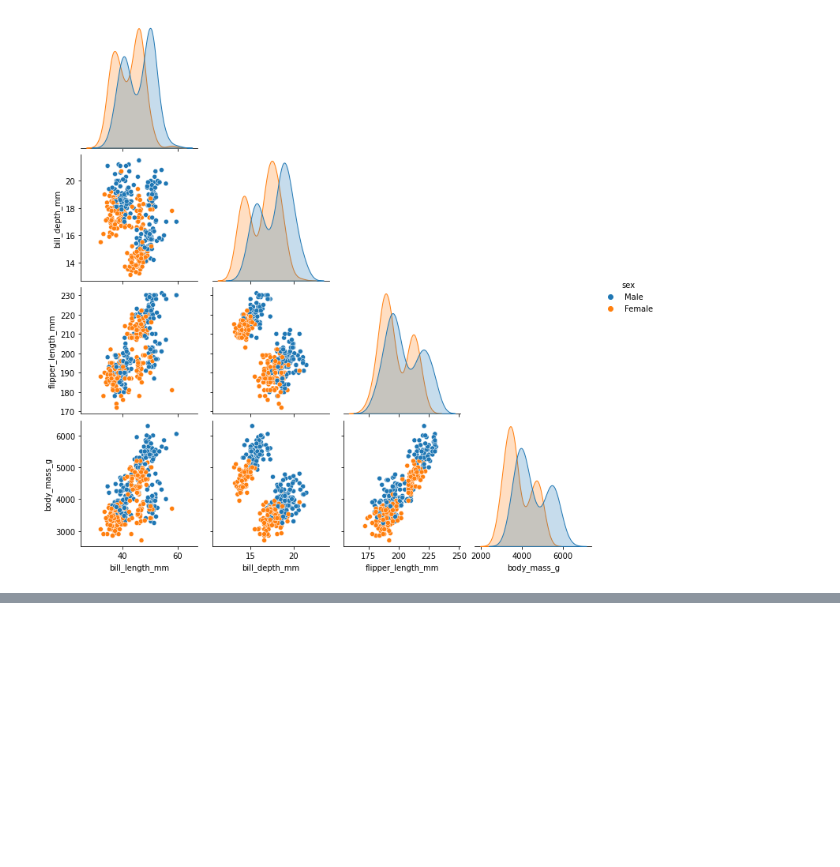
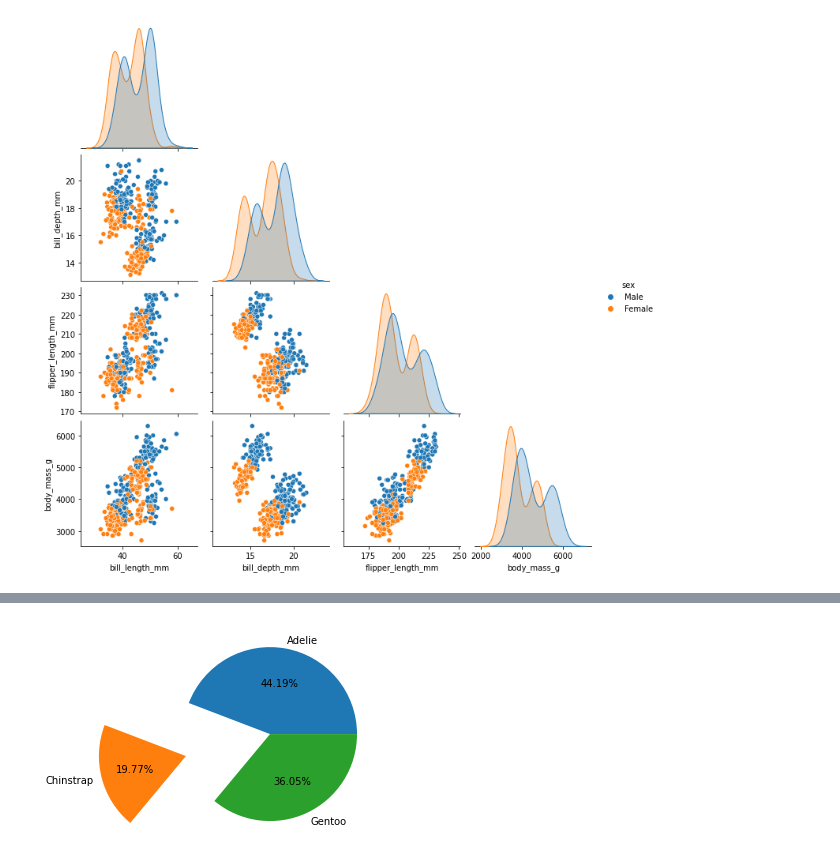
Before and after one commit to SWAROOPNC/Prime-Intuit-Data-Specialist-Program, a Jupyter notebook: Penguin.ipynb, the cells around one changed output, grey strips where cells are left out. Cells and saved outputs as stored; diff of their text form; code cells hidden in the pictures; blank space fills up the shorter version.

```diff
--- a/Penguin.ipynb
+++ b/Penguin.ipynb
@@ -245,0 +272,5 @@ sns.pairplot(p,hue='sex',corner=True)
+# %%
+plt.pie(z, labels = z.index, autopct = "%.2f%%", explode = [0,1,0])
+plt.show()
+# %% [output]
+[figure, added]
```
Also changed, not shown: parts of 19 cells of this notebook, 4 other files.
